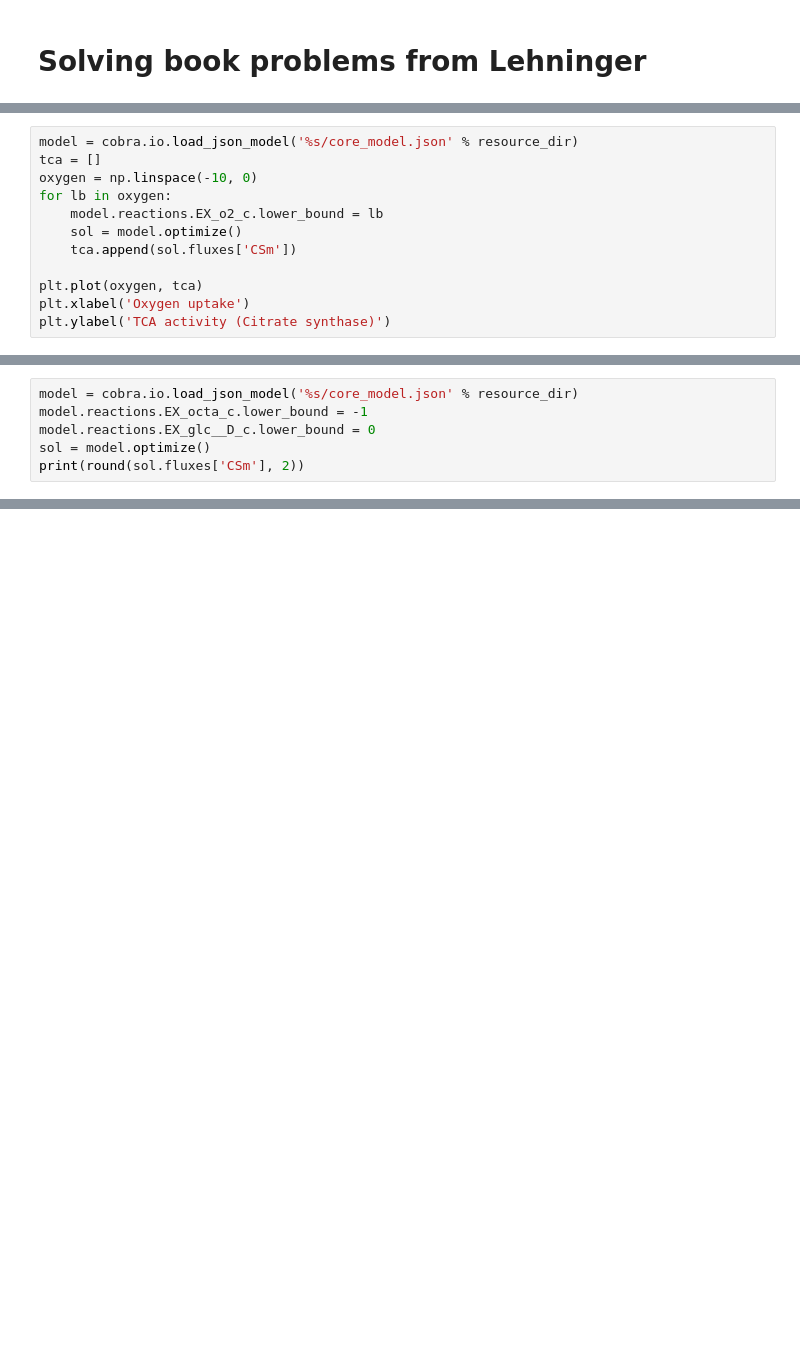
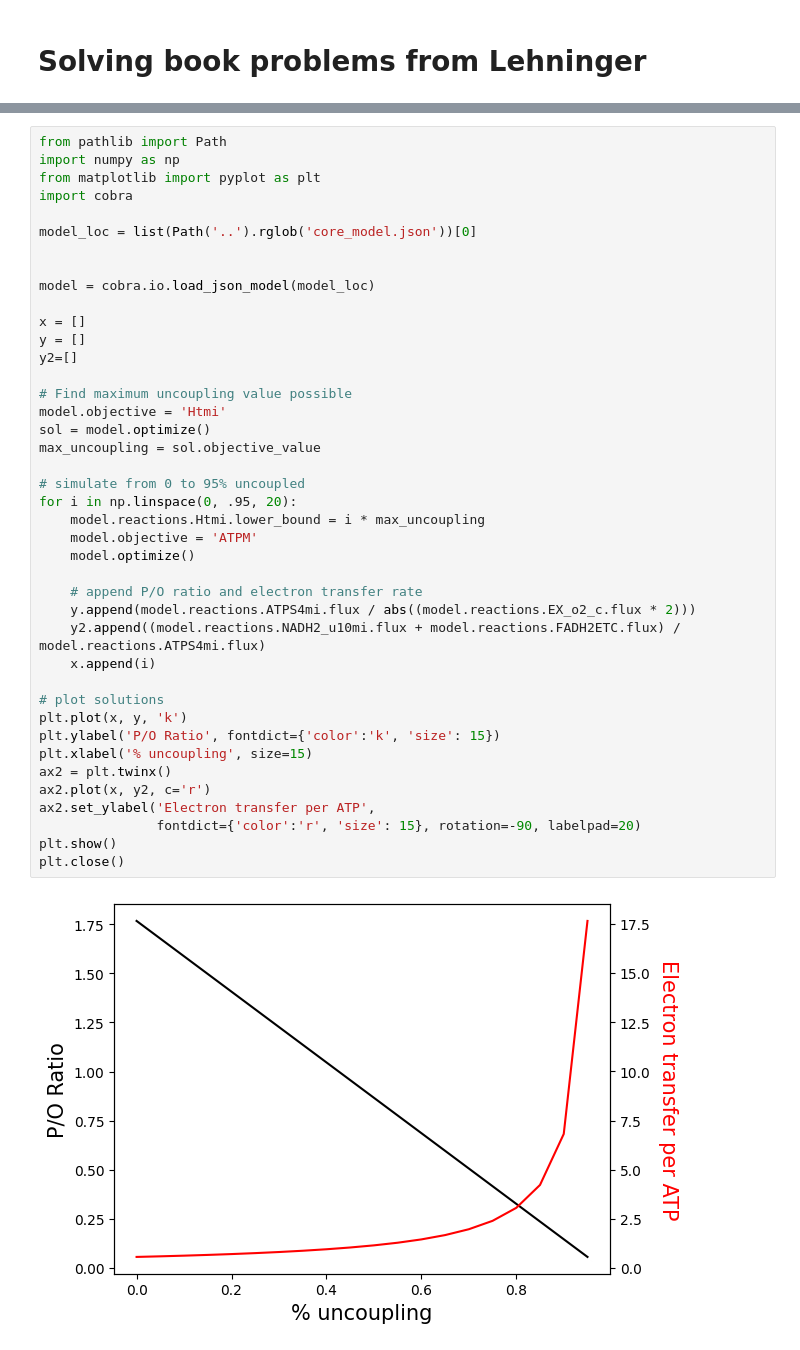
Before and after one commit to coltonlloyd/fba4l_demo, a Jupyter notebook: book/nb_examples/solving_homework.ipynb, the cells around one changed output, grey strips where cells are left out. Saved outputs shown, nothing was run; the diff lists cells and outputs as text; blank space fills up the shorter version.

```diff
--- a/book/nb_examples/solving_homework.ipynb
+++ b/book/nb_examples/solving_homework.ipynb
@@ -180,12 +109,0 @@ present. Why?
-# %%
-model = cobra.io.load_json_model('%s/core_model.json' % resource_dir)
-tca = []
-oxygen = np.linspace(-10, 0)
-for lb in oxygen:
-    model.reactions.EX_o2_c.lower_bound = lb
-    sol = model.optimize()
-    tca.append(sol.fluxes['CSm'])
-
-plt.plot(oxygen, tca)
-plt.xlabel('Oxygen uptake')
-plt.ylabel('TCA activity (Citrate synthase)')
@@ -244,8 +114,2 @@ EX_mal__L_c: 1.9999999999999998
 
 **Hint**: uptake for Caprylic acid is `EX_octa_c`
-# %%
-model = cobra.io.load_json_model('%s/core_model.json' % resource_dir)
-model.reactions.EX_octa_c.lower_bound = -1
-model.reactions.EX_glc__D_c.lower_bound = 0
-sol = model.optimize()
-print(round(sol.fluxes['CSm'], 2))
@@ -253,0 +157,43 @@ print(round(sol.fluxes['CSm'], 2))
+# %%
+from pathlib import Path
+import numpy as np
+from matplotlib import pyplot as plt
+import cobra
+
+model_loc = list(Path('..').rglob('core_model.json'))[0]
+
+
+model = cobra.io.load_json_model(model_loc)
+
+x = []
+y = []
+y2=[]
+
+# Find maximum uncoupling value possible
+model.objective = 'Htmi'
+sol = model.optimize()
+max_uncoupling = sol.objective_value
+
+# simulate from 0 to 95% uncoupled
+for i in np.linspace(0, .95, 20):
+    model.reactions.Htmi.lower_bound = i * max_uncoupling
+    model.objective = 'ATPM'
+    model.optimize()
+
+    # append P/O ratio and electron transfer rate
+    y.append(model.reactions.ATPS4mi.flux / abs((model.reactions.EX_o2_c.flux * 2)))
+    y2.append((model.reactions.NADH2_u10mi.flux + model.reactions.FADH2ETC.flux) / model.reactions.ATPS4mi.flux)
+    x.append(i)
+
+# plot solutions
+plt.plot(x, y, 'k')
+plt.ylabel('P/O Ratio', fontdict={'color':'k', 'size': 15})
+plt.xlabel('% uncoupling', size=15)
+ax2 = plt.twinx()
+ax2.plot(x, y2, c='r')
+ax2.set_ylabel('Electron transfer per ATP',
+               fontdict={'color':'r', 'size': 15}, rotation=-90, labelpad=20)
+plt.show()
+plt.close()
+# %% [output]
+[figure, added]
```
Also changed, not shown: parts of 21 cells of this notebook, 2 other files.
